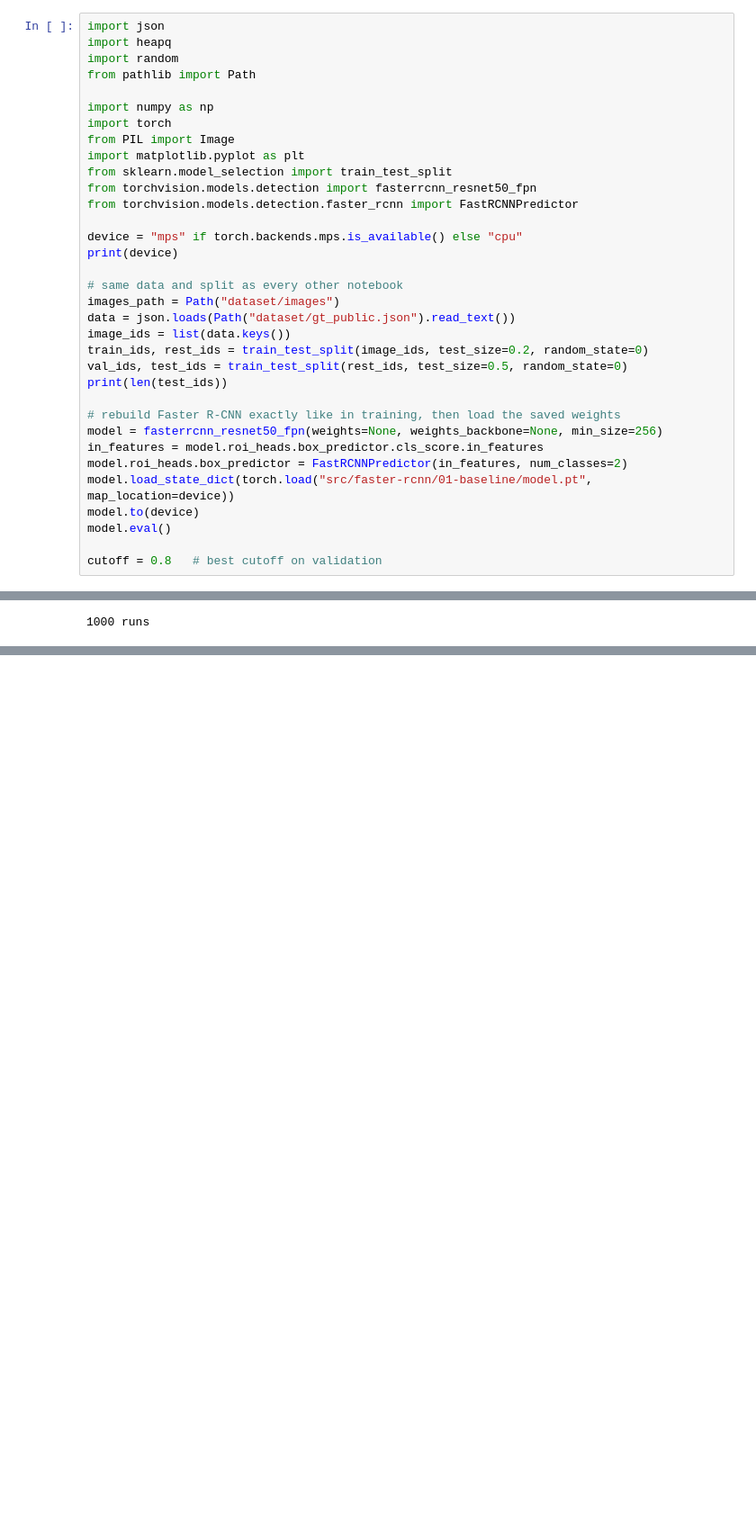
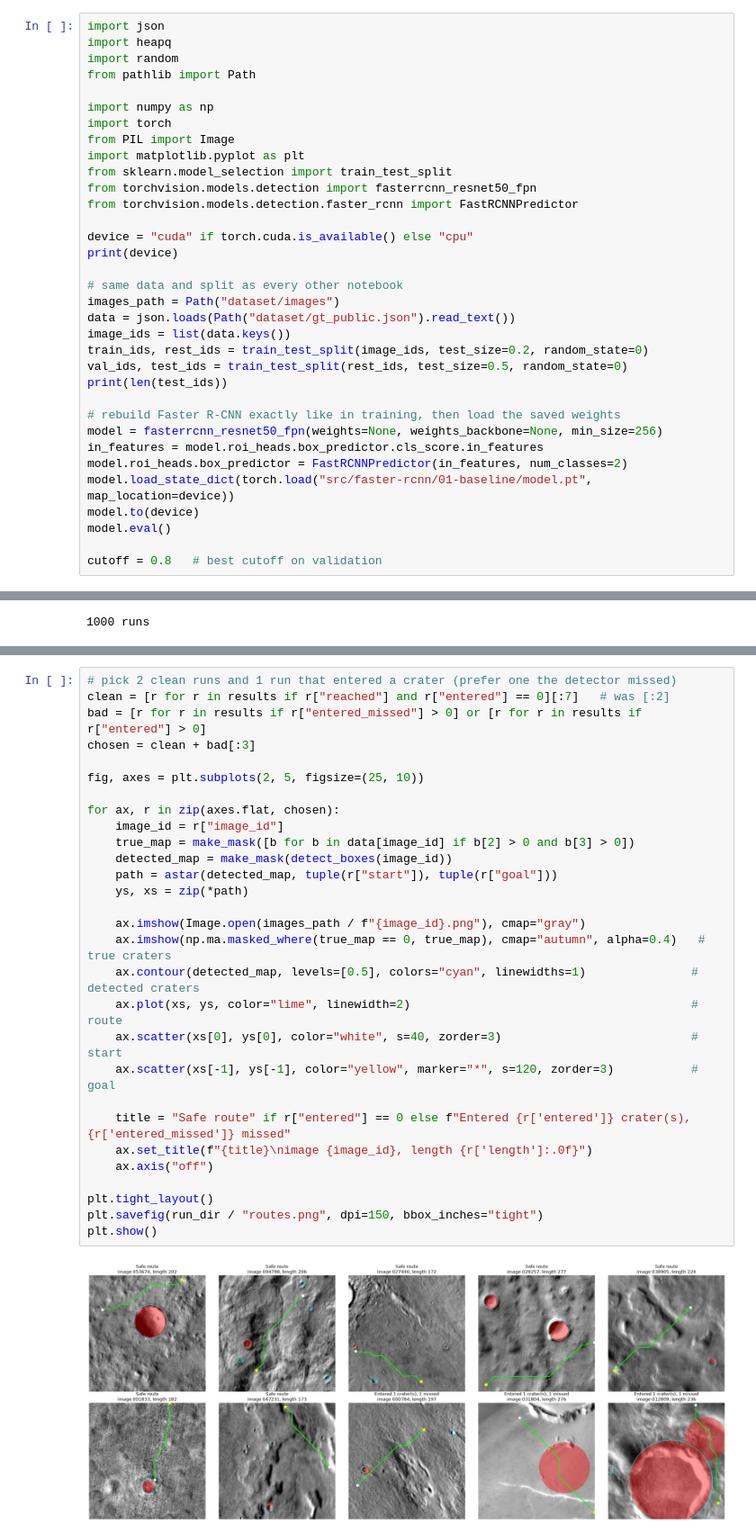
Before and after one commit to enesdemirelus/something-in-the-way, a Jupyter notebook: 08-rover-1.ipynb, the cells around one changed output, grey strips where cells are left out. Shown at 90% size. Drawn from its saved outputs; the diff is of its cells as text; blank space fills up the shorter version.

Commit message:
Add Rover 2 behavior cloning notebook and route figures

```diff
--- a/08-rover-1.ipynb
+++ b/08-rover-1.ipynb
@@ -12,7 +12,7 @@ from sklearn.model_selection import train_test_split
 from torchvision.models.detection import fasterrcnn_resnet50_fpn
 from torchvision.models.detection.faster_rcnn import FastRCNNPredictor
 
-device = "mps" if torch.backends.mps.is_available() else "cpu"
+device = "cuda" if torch.cuda.is_available() else "cpu"
 print(device)
 
 # same data and split as every other notebook
@@ -234,0 +235,31 @@ average path length: 208.4 cells
+# %%
+# pick 2 clean runs and 1 run that entered a crater (prefer one the detector missed)
+clean = [r for r in results if r["reached"] and r["entered"] == 0][:7]   # was [:2]
+bad = [r for r in results if r["entered_missed"] > 0] or [r for r in results if r["entered"] > 0]
+chosen = clean + bad[:3]
+
+fig, axes = plt.subplots(2, 5, figsize=(25, 10))
+
+for ax, r in zip(axes.flat, chosen):
+    image_id = r["image_id"]
+    true_map = make_mask([b for b in data[image_id] if b[2] > 0 and b[3] > 0])
+    detected_map = make_mask(detect_boxes(image_id))
+    path = astar(detected_map, tuple(r["start"]), tuple(r["goal"]))
+    ys, xs = zip(*path)
+
+    ax.imshow(Image.open(images_path / f"{image_id}.png"), cmap="gray")
+    ax.imshow(np.ma.masked_where(true_map == 0, true_map), cmap="autumn", alpha=0.4)   # true craters
+    ax.contour(detected_map, levels=[0.5], colors="cyan", linewidths=1)               # detected craters
+    ax.plot(xs, ys, color="lime", linewidth=2)                                        # route
+    ax.scatter(xs[0], ys[0], color="white", s=40, zorder=3)                           # start
+    ax.scatter(xs[-1], ys[-1], color="yellow", marker="*", s=120, zorder=3)           # goal
+
+    title = "Safe route" if r["entered"] == 0 else f"Entered {r['entered']} crater(s), {r['entered_missed']} missed"
+    ax.set_title(f"{title}\nimage {image_id}, length {r['length']:.0f}")
+    ax.axis("off")
+
+plt.tight_layout()
+plt.savefig(run_dir / "routes.png", dpi=150, bbox_inches="tight")
+plt.show()
+# %% [output]
+[figure, added]
```
Also changed, not shown: parts of 3 cells of this notebook, 11 other files.
